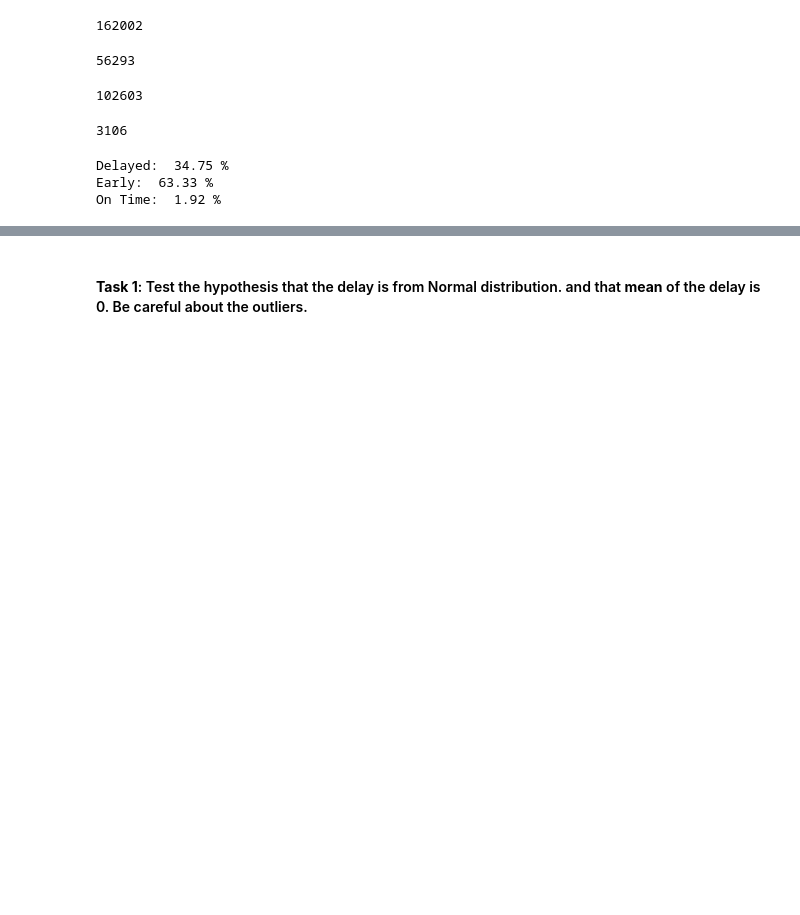
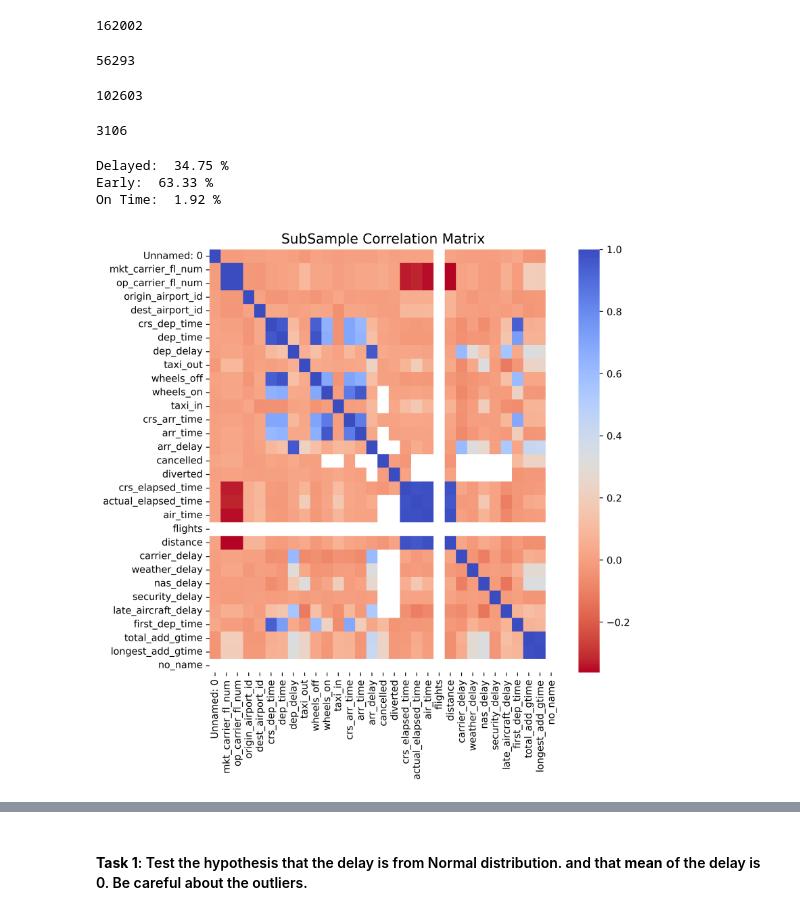
Before and after one commit to rileyjfournier/mid-term-project-I, a Jupyter notebook: James/exploratory_analysis.ipynb, the cells around one changed output, grey strips where cells are left out. Cells and saved outputs as stored; diff of their text form; code cells hidden in the pictures; blank space fills up the shorter version.

Commit message:
Update exploratory_analysis.ipynb
Updated EDA with analysis of  weather impact, taxi time/traffic impact, effect of departure delays on arrival delays

```diff
--- a/James/exploratory_analysis.ipynb
+++ b/James/exploratory_analysis.ipynb
@@ -243,3 +94,13 @@ print('On Time: ', round(on_time/arrivals * 100, 2), '%')
 Delayed:  34.75 %
 Early:  63.33 %
 On Time:  1.92 %
+# %%
+# checking for correlation/feature impact visually
+f, ax = plt.subplots(figsize=(8,8), dpi=500)
+# plotting subsample
+sample_corr = flights.corr()
+sns.heatmap(sample_corr, cmap='coolwarm_r', annot_kws={'size':20}, ax=ax)
+ax.set_title('SubSample Correlation Matrix', fontsize=14)
+plt.show()
+# %% [output]
+[figure, added]
```
Also changed, not shown: parts of 48 cells of this notebook.
